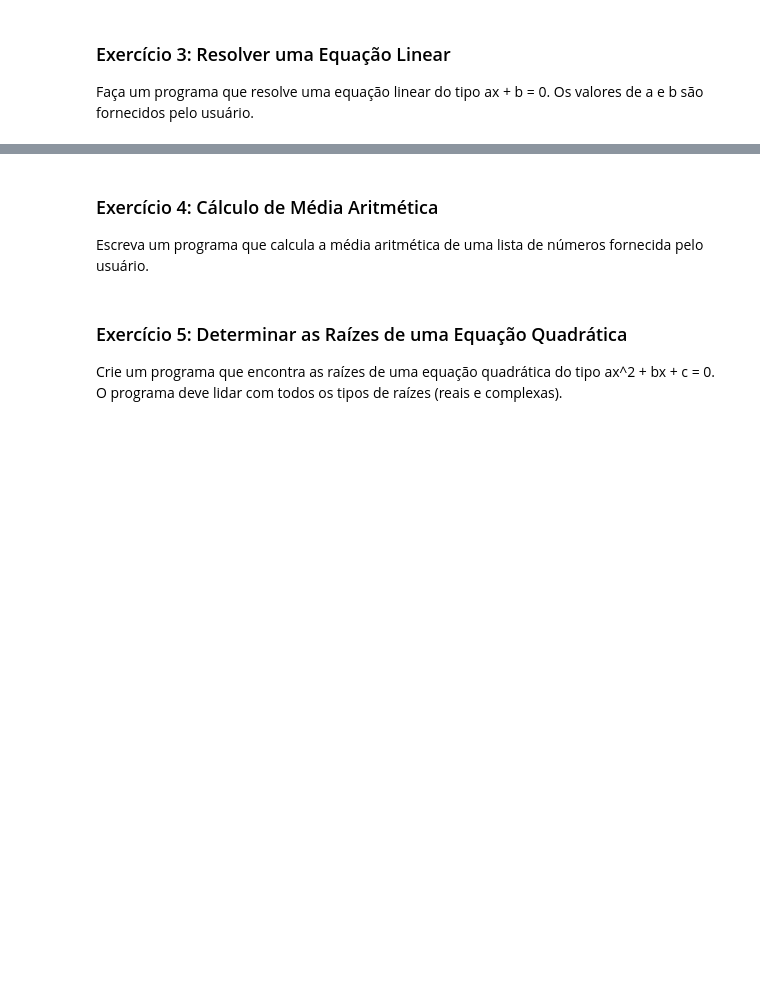
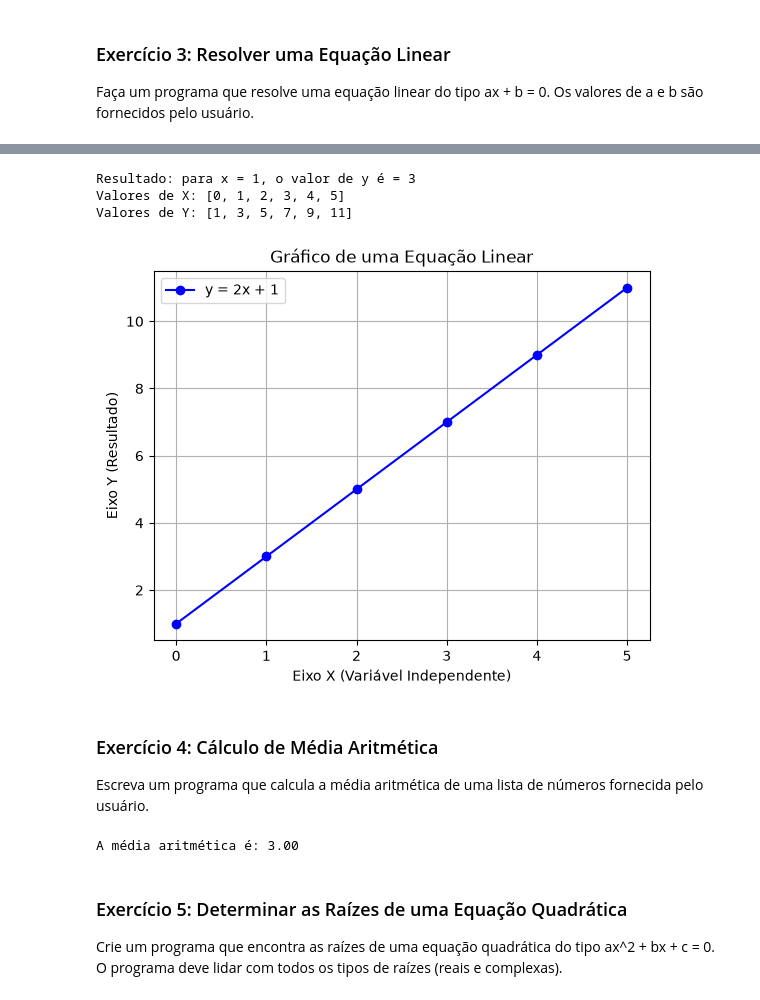
Before and after one commit to marcusvbrangel/math-statistics-for-data-science, a Jupyter notebook: chapters/03-chapter/Exercicio1.ipynb, the cells around one changed output, grey strips where cells are left out. Cells and saved outputs as stored; diff of their text form; code cells hidden in the pictures; blank space fills up the shorter version.

Commit message:
feat: implementado a equacao linear

```diff
--- a/chapters/03-chapter/Exercicio1.ipynb
+++ b/chapters/03-chapter/Exercicio1.ipynb
@@ -43,7 +100,68 @@ Faça um programa que resolve uma equação linear do tipo ax + b = 0. Os valore
+# %%
+# O 'x' deve ser um parâmetro que muda, 'a' e 'b' são os coeficientes fixos da reta
+def calcular_y_linear(x, a, b):
+    return a * x + b
+
+# Definindo uma reta fixa (ex: y = 2x + 1)
+coeficiente_a = 2
+coeficiente_b = 1
+
+# Testando para um x específico (x = 3)
+x_teste = 1
+y_resultado = calcular_y_linear(x_teste, coeficiente_a, coeficiente_b)
+print(f"Resultado: para x = {x_teste}, o valor de y é = {y_resultado}")
+
+#-----------------
+# Gerando pontos corretos para plotar uma linha reta no gráfico
+lista_x = [0, 1, 2, 3, 4, 5]
+
+# Passamos cada 'item_x' como o X da fórmula, mantendo 'a' e 'b' fixos
+lista_y = [calcular_y_linear(item_x, coeficiente_a, coeficiente_b) for item_x in lista_x]
+
+print("Valores de X:", lista_x)
+print("Valores de Y:", lista_y)
+# %% [output]
+Resultado: para x = 1, o valor de y é = 3
+Valores de X: [0, 1, 2, 3, 4, 5]
+Valores de Y: [1, 3, 5, 7, 9, 11]
+# %%
+import matplotlib.pyplot as plt
+
+# plotar um grafico
+
+# --- BLOCO GRÁFICO ---
+# 1. Cria a linha ligando os pontos (X, Y)
+plt.plot(lista_x, lista_y, label="y = 2x + 1", color="blue", marker="o")
+
+# 2. Configura os títulos e identificações dos eixos
+plt.title("Gráfico de uma Equação Linear")
+plt.xlabel("Eixo X (Variável Independente)")
+plt.ylabel("Eixo Y (Resultado)")
+
+# 3. Adiciona linhas de grade e a legenda da reta
+plt.grid(True)
+plt.legend()
+
+# 4. Abre a janela para exibir o gráfico na tela
+plt.show()
+# %% [output]
+[figure, added]
 # %% [markdown]
 ### Exercício 4: Cálculo de Média Aritmética
 
 Escreva um programa que calcula a média aritmética de uma lista de números fornecida pelo usuário.
+# %%
+def calcular_media_aritmetica(valores):
+    valores_float = [float(valor) for valor in valores]
+    return sum(valores_float) / len(valores_float)
+
+lista_valores = "1 2 3 4 5".split()
+
+resultado = calcular_media_aritmetica(lista_valores)
+
+print(f"A média aritmética é: {resultado:.2f}")
+# %% [output]
+A média aritmética é: 3.00
 # %% [markdown]
 ### Exercício 5: Determinar as Raízes de uma Equação Quadrática
 
```
Also changed, not shown: parts of 3 cells of this notebook, 1 other file.
